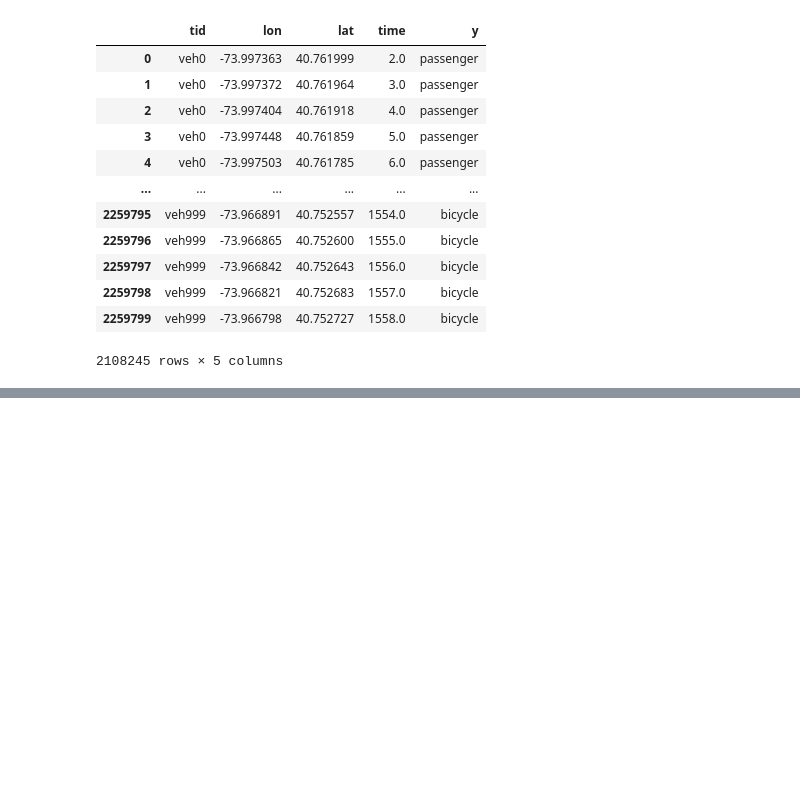
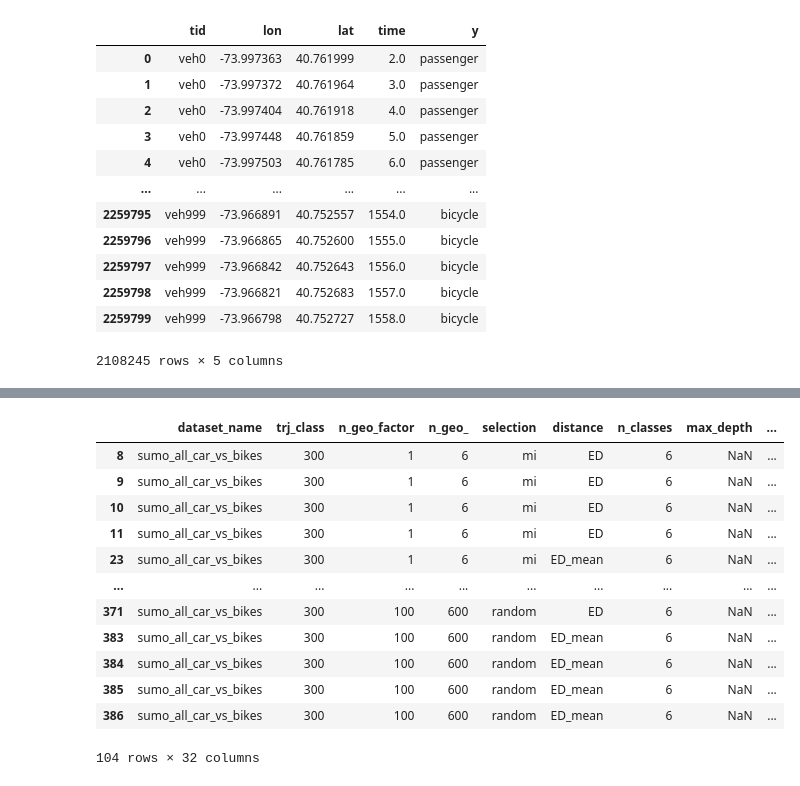
Before and after one commit to cri98li/Understanding-Mobility-Shapelets, a Jupyter notebook: code/benchmark/benchmark_sumo.ipynb, the cells around one changed output, grey strips where cells are left out. Drawn from its saved outputs; the diff is of its cells as text; code cells hidden in the pictures; blank space fills up the shorter version.

```diff
--- a/code/benchmark/benchmark_sumo.ipynb
+++ b/code/benchmark/benchmark_sumo.ipynb
@@ -101,0 +218,16 @@ df[df.tid.isin(df_count.keys())]
+# %%
+df_plot
+# %% [output]
+|  | dataset_name | trj_class | n_geo_factor | n_geo_ | selection | distance | n_classes | max_depth | ... |
+| 8 | sumo_all_car_vs_bikes | 300 | 1 | 6 | mi | ED | 6 | NaN | ... |
+| 9 | sumo_all_car_vs_bikes | 300 | 1 | 6 | mi | ED | 6 | NaN | ... |
+| 10 | sumo_all_car_vs_bikes | 300 | 1 | 6 | mi | ED | 6 | NaN | ... |
+| 11 | sumo_all_car_vs_bikes | 300 | 1 | 6 | mi | ED | 6 | NaN | ... |
+| 23 | sumo_all_car_vs_bikes | 300 | 1 | 6 | mi | ED_mean | 6 | NaN | ... |
+| ... | ... | ... | ... | ... | ... | ... | ... | ... | ... |
+| 371 | sumo_all_car_vs_bikes | 300 | 100 | 600 | random | ED | 6 | NaN | ... |
+| 383 | sumo_all_car_vs_bikes | 300 | 100 | 600 | random | ED_mean | 6 | NaN | ... |
+| 384 | sumo_all_car_vs_bikes | 300 | 100 | 600 | random | ED_mean | 6 | NaN | ... |
+| 385 | sumo_all_car_vs_bikes | 300 | 100 | 600 | random | ED_mean | 6 | NaN | ... |
+| 386 | sumo_all_car_vs_bikes | 300 | 100 | 600 | random | ED_mean | 6 | NaN | ... |
+104 rows × 32 columns
```
Also changed, not shown: parts of 6 cells of this notebook.
